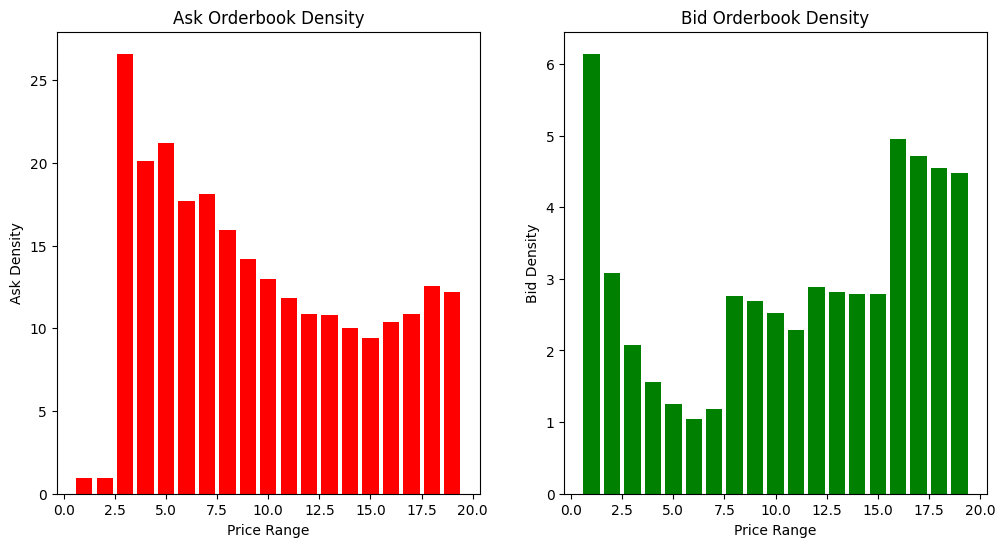
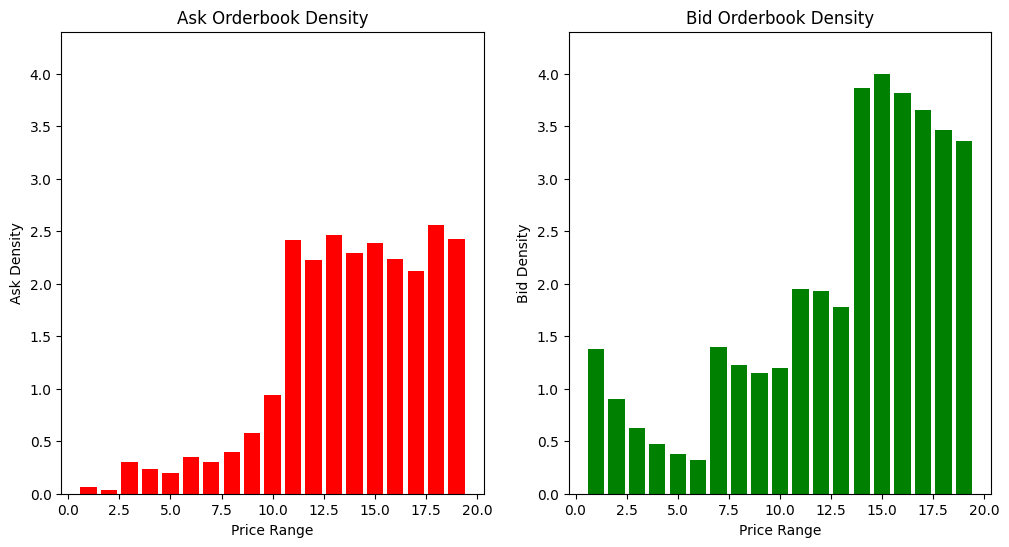
The notebook cell's code change between the first figure and the second:
--- before
+++ after
@@ -15,4 +15,5 @@
 plt.xlabel('Price Range')
 plt.ylabel('Ask Density')
+plt.ylim(0, max(max(ask_density), max(bid_density)) * 1.1)
 plt.title('Ask Orderbook Density')
 
@@ -22,3 +23,4 @@
 plt.ylabel('Bid Density')
 plt.title('Bid Orderbook Density')
+plt.ylim(0, max(max(ask_density), max(bid_density)) * 1.1)
 plt.show()

Commit: Add y limit to the density graph